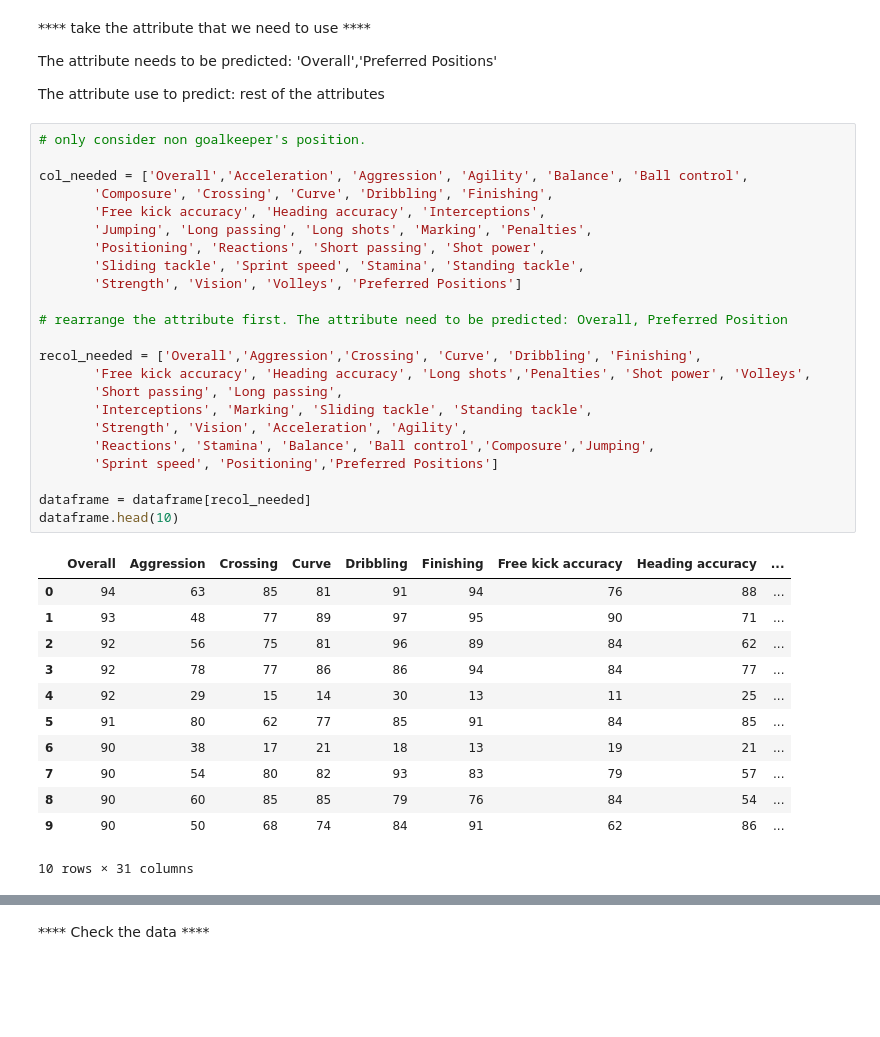
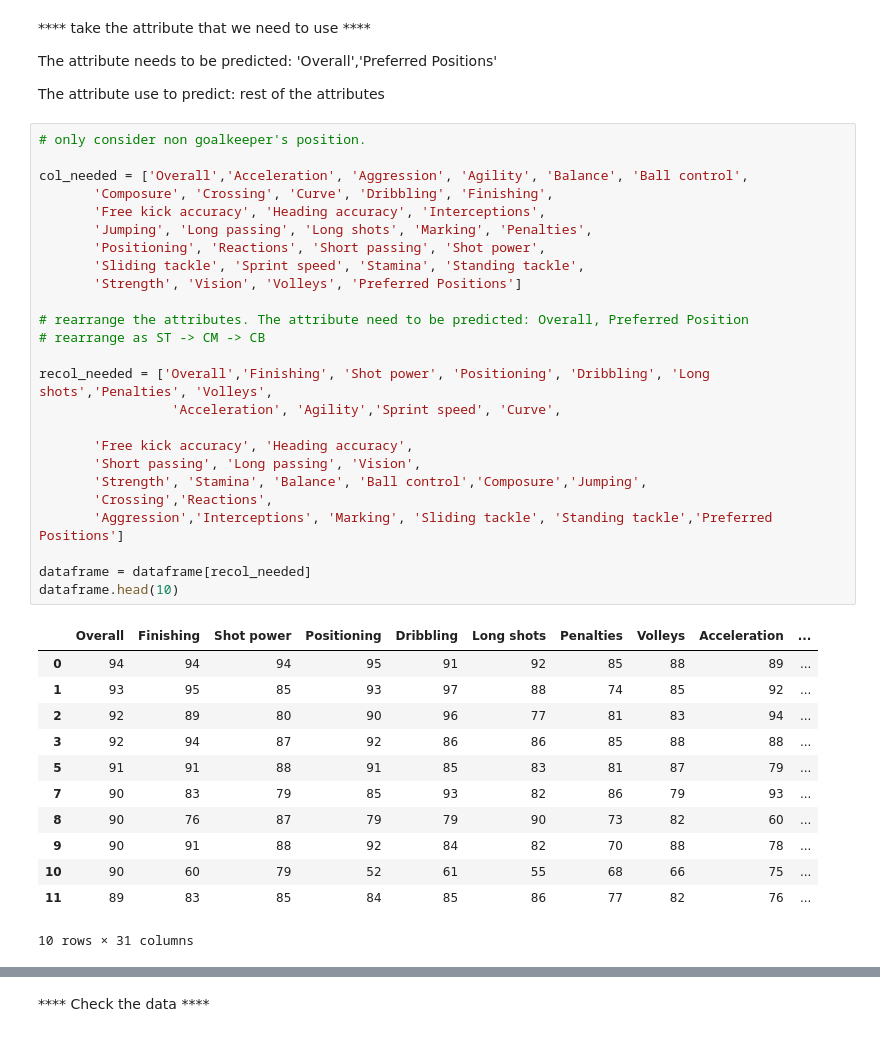
Before and after one commit to YizhiHong/CS584_Project, a Jupyter notebook: src/FIFA18_Analyze.ipynb, the cells around one changed output, grey strips where cells are left out. Cells and saved outputs as stored; diff of their text form; blank space fills up the shorter version.

```diff
--- a/src/FIFA18_Analyze.ipynb
+++ b/src/FIFA18_Analyze.ipynb
@@ -75,38 +79,40 @@ Index(['Unnamed: 0', 'Name', 'Age', 'Photo', 'Nationality', 'Flag', 'Overall',
 # %%
 # only consider non goalkeeper's position.
 
 col_needed = ['Overall','Acceleration', 'Aggression', 'Agility', 'Balance', 'Ball control',
        'Composure', 'Crossing', 'Curve', 'Dribbling', 'Finishing',
        'Free kick accuracy', 'Heading accuracy', 'Interceptions',
        'Jumping', 'Long passing', 'Long shots', 'Marking', 'Penalties',
        'Positioning', 'Reactions', 'Short passing', 'Shot power',
        'Sliding tackle', 'Sprint speed', 'Stamina', 'Standing tackle',
        'Strength', 'Vision', 'Volleys', 'Preferred Positions']
 
-# rearrange the attribute first. The attribute need to be predicted: Overall, Preferred Position
+# rearrange the attributes. The attribute need to be predicted: Overall, Preferred Position
+# rearrange as ST -> CM -> CB
 
-recol_needed = ['Overall','Aggression','Crossing', 'Curve', 'Dribbling', 'Finishing',
-       'Free kick accuracy', 'Heading accuracy', 'Long shots','Penalties', 'Shot power', 'Volleys',
-       'Short passing', 'Long passing',
-       'Interceptions', 'Marking', 'Sliding tackle', 'Standing tackle',
-       'Strength', 'Vision', 'Acceleration', 'Agility',
-       'Reactions', 'Stamina', 'Balance', 'Ball control','Composure','Jumping',
-       'Sprint speed', 'Positioning','Preferred Positions']
+recol_needed = ['Overall','Finishing', 'Shot power', 'Positioning', 'Dribbling', 'Long shots','Penalties', 'Volleys',
+                 'Acceleration', 'Agility','Sprint speed', 'Curve',
+
+       'Free kick accuracy', 'Heading accuracy',
+       'Short passing', 'Long passing', 'Vision',
+       'Strength', 'Stamina', 'Balance', 'Ball control','Composure','Jumping',
+       'Crossing','Reactions',
+       'Aggression','Interceptions', 'Marking', 'Sliding tackle', 'Standing tackle','Preferred Positions']
 
 dataframe = dataframe[recol_needed]
 dataframe.head(10)
 # %% [output]
-|  | Overall | Aggression | Crossing | Curve | Dribbling | Finishing | Free kick accuracy | Heading accuracy | ... |
-| 0 | 94 | 63 | 85 | 81 | 91 | 94 | 76 | 88 | ... |
-| 1 | 93 | 48 | 77 | 89 | 97 | 95 | 90 | 71 | ... |
-| 2 | 92 | 56 | 75 | 81 | 96 | 89 | 84 | 62 | ... |
-| 3 | 92 | 78 | 77 | 86 | 86 | 94 | 84 | 77 | ... |
-| 4 | 92 | 29 | 15 | 14 | 30 | 13 | 11 | 25 | ... |
-| 5 | 91 | 80 | 62 | 77 | 85 | 91 | 84 | 85 | ... |
-| 6 | 90 | 38 | 17 | 21 | 18 | 13 | 19 | 21 | ... |
-| 7 | 90 | 54 | 80 | 82 | 93 | 83 | 79 | 57 | ... |
-| 8 | 90 | 60 | 85 | 85 | 79 | 76 | 84 | 54 | ... |
-| 9 | 90 | 50 | 68 | 74 | 84 | 91 | 62 | 86 | ... |
+|  | Overall | Finishing | Shot power | Positioning | Dribbling | Long shots | Penalties | Volleys | Acceleration | ... |
+| 0 | 94 | 94 | 94 | 95 | 91 | 92 | 85 | 88 | 89 | ... |
+| 1 | 93 | 95 | 85 | 93 | 97 | 88 | 74 | 85 | 92 | ... |
+| 2 | 92 | 89 | 80 | 90 | 96 | 77 | 81 | 83 | 94 | ... |
+| 3 | 92 | 94 | 87 | 92 | 86 | 86 | 85 | 88 | 88 | ... |
+| 5 | 91 | 91 | 88 | 91 | 85 | 83 | 81 | 87 | 79 | ... |
+| 7 | 90 | 83 | 79 | 85 | 93 | 82 | 86 | 79 | 93 | ... |
+| 8 | 90 | 76 | 87 | 79 | 79 | 90 | 73 | 82 | 60 | ... |
+| 9 | 90 | 91 | 88 | 92 | 84 | 82 | 70 | 88 | 78 | ... |
+| 10 | 90 | 60 | 79 | 52 | 61 | 55 | 68 | 66 | 75 | ... |
+| 11 | 89 | 83 | 85 | 84 | 85 | 86 | 77 | 82 | 76 | ... |
 10 rows × 31 columns
 # %%
 dataframe['Preferred Positions'] = dataframe['Preferred Positions'].str.strip()
```
Also changed, not shown: parts of 46 cells of this notebook.
